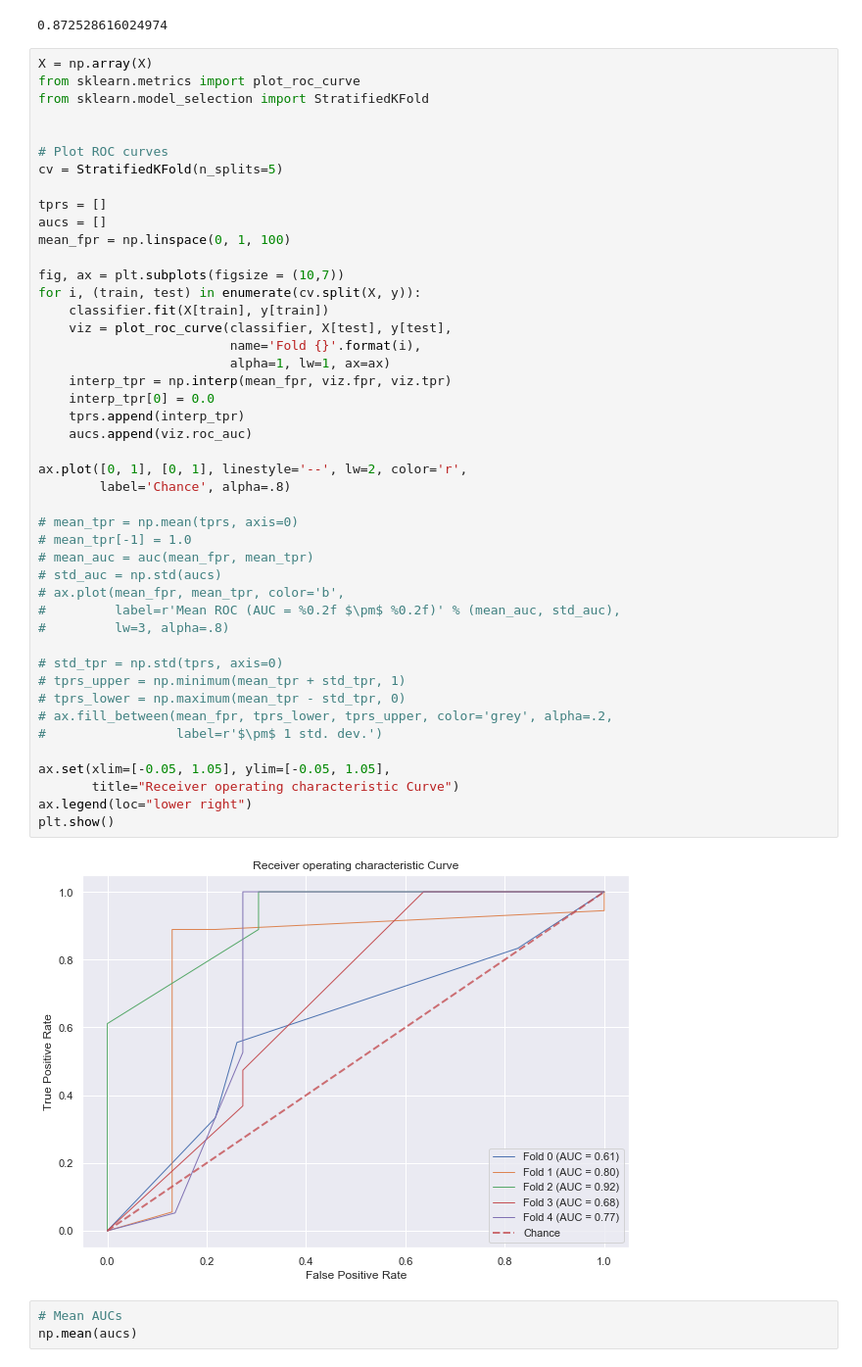
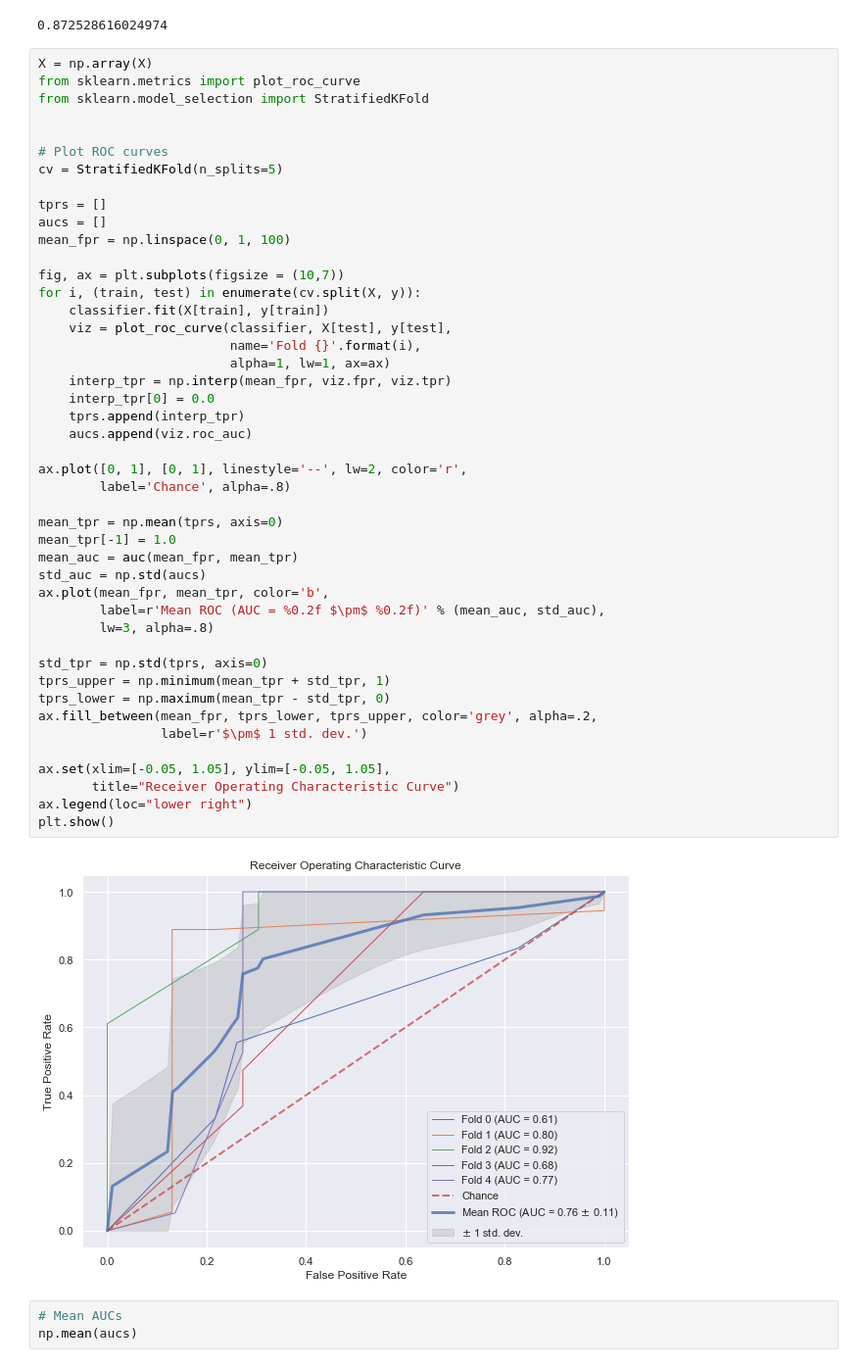
Before and after one commit to christinalchang/ucdavis-sta160, a Jupyter notebook: automobile.ipynb, the cells around one changed output. Shown at 98% size. Saved outputs shown, nothing was run; the diff lists cells and outputs as text.

Commit message:
k-fold PR curve.

```diff
--- a/automobile.ipynb
+++ b/automobile.ipynb
@@ -640,47 +640,47 @@ from sklearn.metrics import plot_roc_curve
 from sklearn.model_selection import StratifiedKFold
 
 
 # Plot ROC curves
 cv = StratifiedKFold(n_splits=5)
 
 tprs = []
 aucs = []
 mean_fpr = np.linspace(0, 1, 100)
 
 fig, ax = plt.subplots(figsize = (10,7))
 for i, (train, test) in enumerate(cv.split(X, y)):
     classifier.fit(X[train], y[train])
     viz = plot_roc_curve(classifier, X[test], y[test],
                          name='Fold {}'.format(i),
                          alpha=1, lw=1, ax=ax)
     interp_tpr = np.interp(mean_fpr, viz.fpr, viz.tpr)
     interp_tpr[0] = 0.0
     tprs.append(interp_tpr)
     aucs.append(viz.roc_auc)
 
 ax.plot([0, 1], [0, 1], linestyle='--', lw=2, color='r',
         label='Chance', alpha=.8)
 
-# mean_tpr = np.mean(tprs, axis=0)
-# mean_tpr[-1] = 1.0
-# mean_auc = auc(mean_fpr, mean_tpr)
-# std_auc = np.std(aucs)
-# ax.plot(mean_fpr, mean_tpr, color='b',
-#         label=r'Mean ROC (AUC = %0.2f $\pm$ %0.2f)' % (mean_auc, std_auc),
-#         lw=3, alpha=.8)
+mean_tpr = np.mean(tprs, axis=0)
+mean_tpr[-1] = 1.0
+mean_auc = auc(mean_fpr, mean_tpr)
+std_auc = np.std(aucs)
+ax.plot(mean_fpr, mean_tpr, color='b',
+        label=r'Mean ROC (AUC = %0.2f $\pm$ %0.2f)' % (mean_auc, std_auc),
+        lw=3, alpha=.8)
 
-# std_tpr = np.std(tprs, axis=0)
-# tprs_upper = np.minimum(mean_tpr + std_tpr, 1)
-# tprs_lower = np.maximum(mean_tpr - std_tpr, 0)
-# ax.fill_between(mean_fpr, tprs_lower, tprs_upper, color='grey', alpha=.2,
-#                 label=r'$\pm$ 1 std. dev.')
+std_tpr = np.std(tprs, axis=0)
+tprs_upper = np.minimum(mean_tpr + std_tpr, 1)
+tprs_lower = np.maximum(mean_tpr - std_tpr, 0)
+ax.fill_between(mean_fpr, tprs_lower, tprs_upper, color='grey', alpha=.2,
+                label=r'$\pm$ 1 std. dev.')
 
 ax.set(xlim=[-0.05, 1.05], ylim=[-0.05, 1.05],
-       title="Receiver operating characteristic Curve")
+       title="Receiver Operating Characteristic Curve")
 ax.legend(loc="lower right")
 plt.show()
 # %% [output]
-[figure, old version]
+[figure, new version]
 # %%
 # Mean AUCs
 np.mean(aucs)
```
Also changed, not shown: parts of 7 cells of this notebook.
